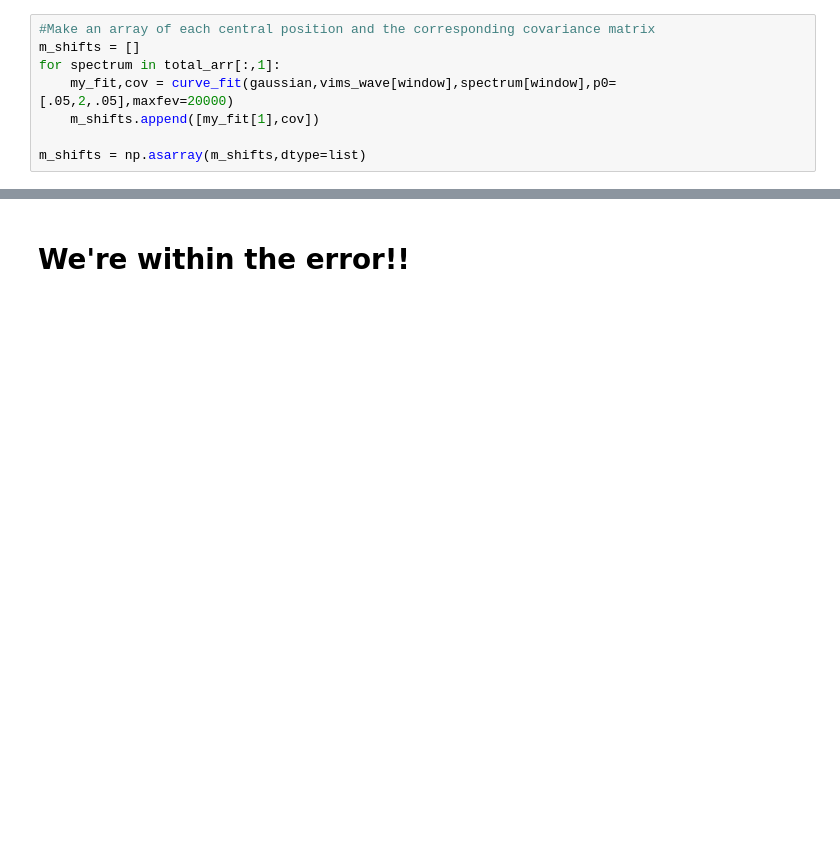
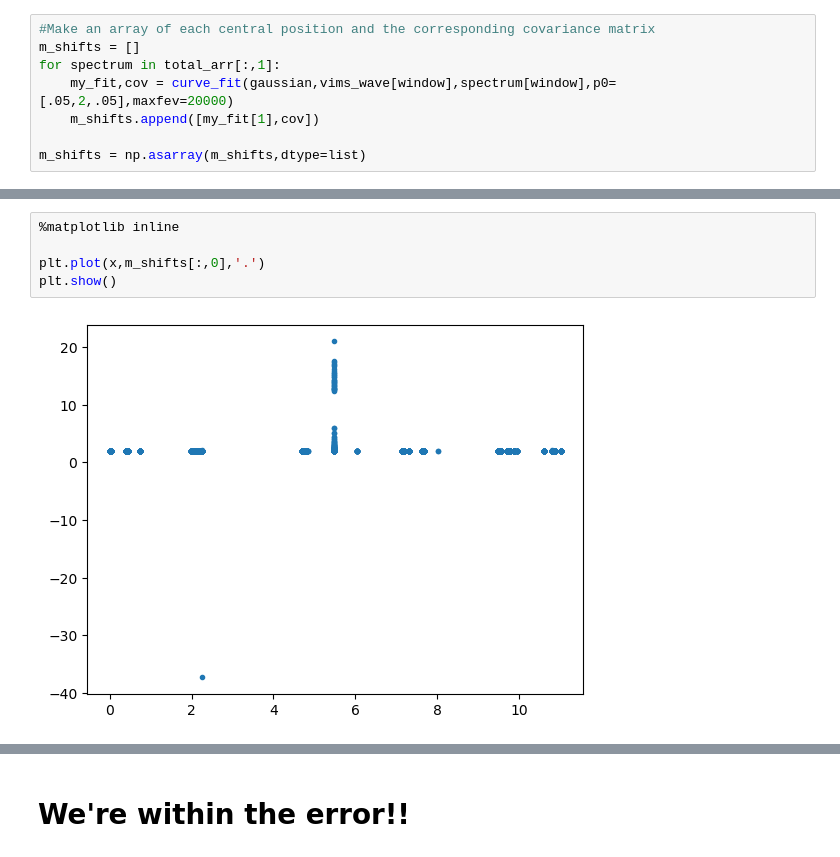
Before and after one commit to lucaslibshutz/spectralResearch, a Jupyter notebook: unc_calc_3.ipynb, the cells around one changed output, grey strips where cells are left out. Cells and saved outputs as stored; diff of their text form; blank space fills up the shorter version.

```diff
--- a/unc_calc_3.ipynb
+++ b/unc_calc_3.ipynb
@@ -220,3 +237,10 @@ m_shifts = np.asarray(m_shifts,dtype=list)
+# %%
+%matplotlib inline
+
+plt.plot(x,m_shifts[:,0],'.')
+plt.show()
+# %% [output]
+[figure, added]
 # %%
 %matplotlib inline
 #Subtract first JD from every other in the list and convert to units in years
```
Also changed, not shown: parts of 8 cells of this notebook, 1 other file.
